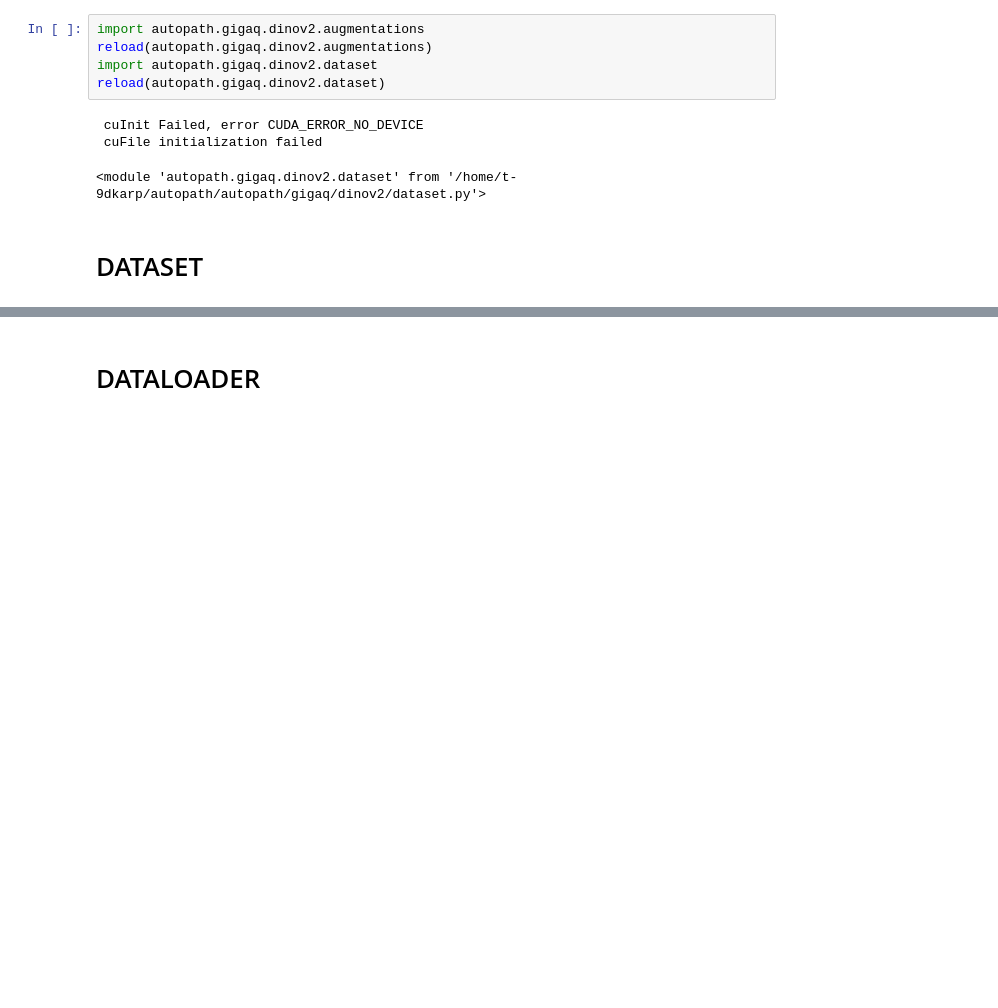
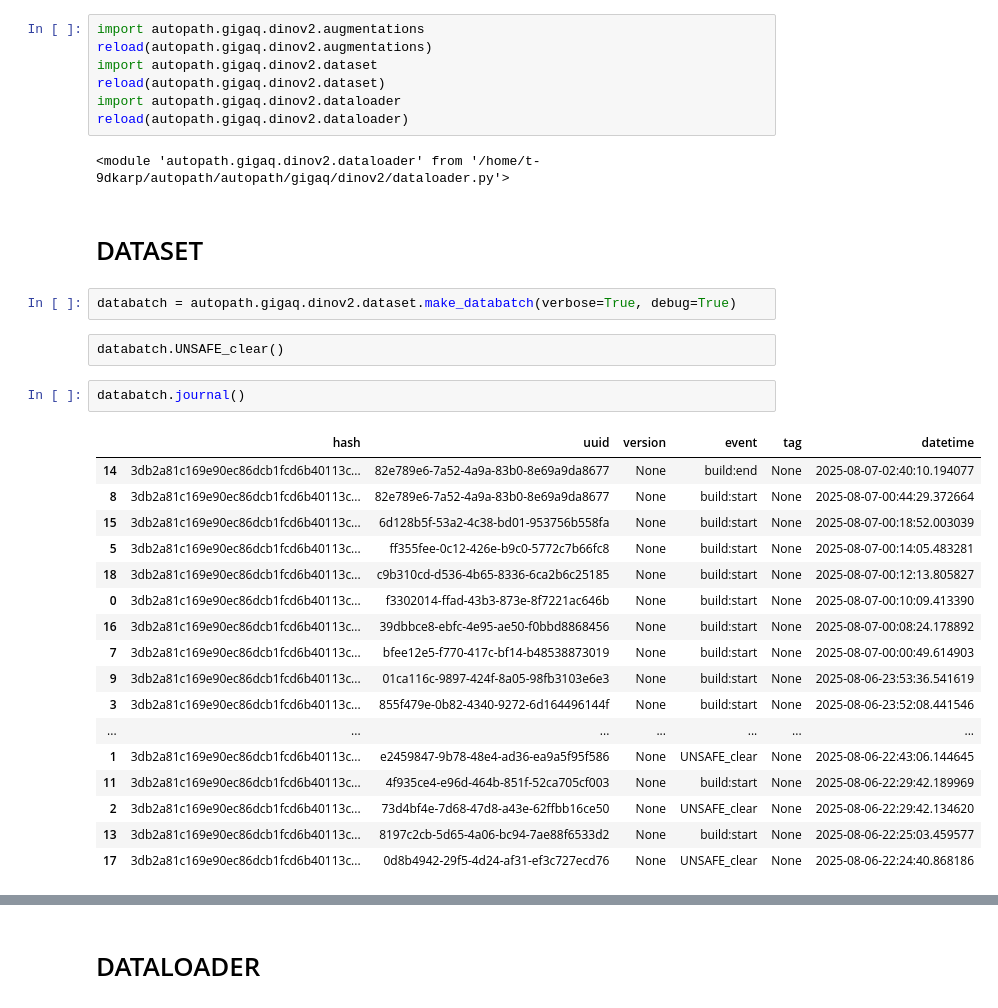
Before and after one commit to teorema-ai/autopath, a Jupyter notebook: notebooks/autopath_gigaq_dinov2_dataset_dataloader_test.ipynb, the cells around one changed output, grey strips where cells are left out. Drawn from its saved outputs; the diff is of its cells as text; blank space fills up the shorter version.

```diff
--- a/notebooks/autopath_gigaq_dinov2_dataset_dataloader_test.ipynb
+++ b/notebooks/autopath_gigaq_dinov2_dataset_dataloader_test.ipynb
@@ -13,9 +23,33 @@ import autopath.gigaq.dinov2.augmentations
 reload(autopath.gigaq.dinov2.augmentations)
 import autopath.gigaq.dinov2.dataset
 reload(autopath.gigaq.dinov2.dataset)
+import autopath.gigaq.dinov2.dataloader
+reload(autopath.gigaq.dinov2.dataloader)
 # %% [output]
- cuInit Failed, error CUDA_ERROR_NO_DEVICE
- cuFile initialization failed
+<module 'autopath.gigaq.dinov2.dataloader' from '/home/t-9dkarp/autopath/autopath/gigaq/dinov2/dataloader.py'>
-<module 'autopath.gigaq.dinov2.dataset' from '/home/t-9dkarp/autopath/autopath/gigaq/dinov2/dataset.py'>
 # %% [markdown]
 # DATASET
+# %%
+databatch = autopath.gigaq.dinov2.dataset.make_databatch(verbose=True, debug=True)
+# %% [raw]
+databatch.UNSAFE_clear()
+# %%
+databatch.journal()
+# %% [output]
+|  | hash | uuid | version | event | tag | datetime |
+| 14 | 3db2a81c169e90ec86dcb1fcd6b40113c... | 82e789e6-7a52-4a9a-83b0-8e69a9da8677 | None | build:end | None | 2025-08-07-02:40:10.194077 |
+| 8 | 3db2a81c169e90ec86dcb1fcd6b40113c... | 82e789e6-7a52-4a9a-83b0-8e69a9da8677 | None | build:start | None | 2025-08-07-00:44:29.372664 |
+| 15 | 3db2a81c169e90ec86dcb1fcd6b40113c... | 6d128b5f-53a2-4c38-bd01-953756b558fa | None | build:start | None | 2025-08-07-00:18:52.003039 |
+| 5 | 3db2a81c169e90ec86dcb1fcd6b40113c... | ff355fee-0c12-426e-b9c0-5772c7b66fc8 | None | build:start | None | 2025-08-07-00:14:05.483281 |
+| 18 | 3db2a81c169e90ec86dcb1fcd6b40113c... | c9b310cd-d536-4b65-8336-6ca2b6c25185 | None | build:start | None | 2025-08-07-00:12:13.805827 |
+| 0 | 3db2a81c169e90ec86dcb1fcd6b40113c... | f3302014-ffad-43b3-873e-8f7221ac646b | None | build:start | None | 2025-08-07-00:10:09.413390 |
+| 16 | 3db2a81c169e90ec86dcb1fcd6b40113c... | 39dbbce8-ebfc-4e95-ae50-f0bbd8868456 | None | build:start | None | 2025-08-07-00:08:24.178892 |
+| 7 | 3db2a81c169e90ec86dcb1fcd6b40113c... | bfee12e5-f770-417c-bf14-b48538873019 | None | build:start | None | 2025-08-07-00:00:49.614903 |
+| 9 | 3db2a81c169e90ec86dcb1fcd6b40113c... | 01ca116c-9897-424f-8a05-98fb3103e6e3 | None | build:start | None | 2025-08-06-23:53:36.541619 |
+| 3 | 3db2a81c169e90ec86dcb1fcd6b40113c... | 855f479e-0b82-4340-9272-6d164496144f | None | build:start | None | 2025-08-06-23:52:08.441546 |
+| ... | ... | ... | ... | ... | ... | ... |
+| 1 | 3db2a81c169e90ec86dcb1fcd6b40113c... | e2459847-9b78-48e4-ad36-ea9a5f95f586 | None | UNSAFE_clear | None | 2025-08-06-22:43:06.144645 |
+| 11 | 3db2a81c169e90ec86dcb1fcd6b40113c... | 4f935ce4-e96d-464b-851f-52ca705cf003 | None | build:start | None | 2025-08-06-22:29:42.189969 |
+| 2 | 3db2a81c169e90ec86dcb1fcd6b40113c... | 73d4bf4e-7d68-47d8-a43e-62ffbb16ce50 | None | UNSAFE_clear | None | 2025-08-06-22:29:42.134620 |
+| 13 | 3db2a81c169e90ec86dcb1fcd6b40113c... | 8197c2cb-5d65-4a06-bc94-7ae88f6533d2 | None | build:start | None | 2025-08-06-22:25:03.459577 |
+| 17 | 3db2a81c169e90ec86dcb1fcd6b40113c... | 0d8b4942-29f5-4d24-af31-ef3c727ecd76 | None | UNSAFE_clear | None | 2025-08-06-22:24:40.868186 |
```
Also changed, not shown: parts of 22 cells of this notebook, 11 other files.
